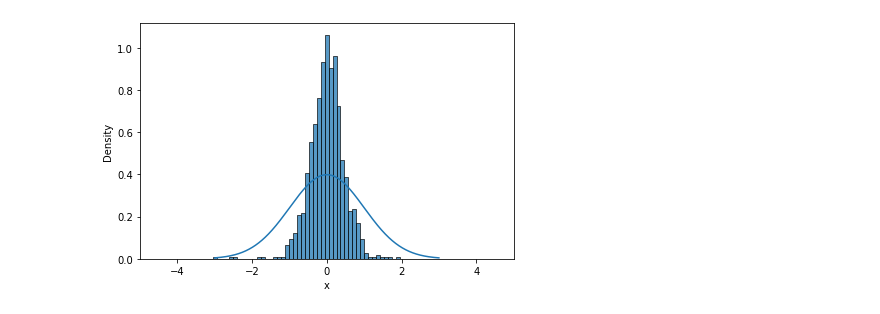
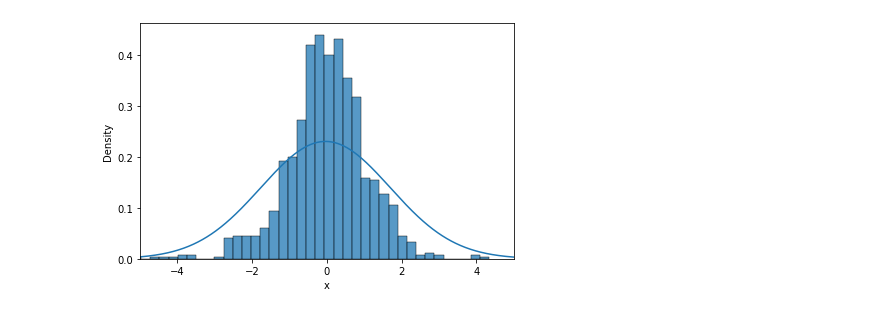
Before and after one commit to KseniaKir/bioinf-hw, a Jupyter notebook: hw#10.ipynb, the cells around one changed output. Cells and saved outputs as stored; diff of their text form; code cells hidden in the pictures.

```diff
--- a/hw#10.ipynb
+++ b/hw#10.ipynb
@@ -17,10 +17,10 @@ def variab(a):
 
 rv2 = t(1)
 nums = [0]*1000
-x=-3
+x=-5
 for i in range (1000):
-    nums[i]=x+0.006
-    x+=0.006
+    nums[i]=x+0.01
+    x+=0.01
 df_d = pd.DataFrame({"x": nums})
 df_d["PDF"] = rv2.pdf(df_d["x"])
 
@@ -51,32 +52,46 @@ plots(arr100)
 # %%
 #5
 from scipy.stats  import t, norm
 import pandas as pd
 import seaborn as sns
+import math
 import numpy as np
 import matplotlib.pyplot as plt
 
-rv = t(3)
-n = 14 # = 2, =5, = 100
-arr = []
+def variab(a):
+    rv = t(3)
+    arr = []
+    for i in range (1000):
+        sample = rv.rvs(size=a)
+        s = np.mean(sample)
+        arr.append(s)
+    return arr
+
+def expect(a, n):
+    prob = 1/n
+    summ = 0
+    for i in range(0, n):
+        summ += (a[i] * prob)
+    return summ
+
+arr2 = variab(2)
+E = expect (arr2, 1000)
+
+rv2 = norm(E, math.sqrt(3))
+nums = [0]*1000
+x=-5
 for i in range (1000):
-    sample = rv.rvs(size=n)
-    s = np.mean(sample)
-    arr.append(s)
+    nums[i]=x+0.01
+    x+=0.01
+arr2_2 = pd.DataFrame({"x": nums})
+arr2_2["PDF"] = rv2.pdf(arr2_2["x"])
 
-sns.histplot(x=arr, stat="density")
+def plots(a, b):
+    sns.histplot(x=a, stat="density")
+    sns.lineplot(data=b, x="x", y="PDF")
+    plt.xlim(-5, 5)
+    return plt.tight_layout()
 
-nums = [0]*1000
-x=-3
-for i in range (1000):
-    nums[i]=x+0.006
-    x+=0.006
-rv2 = norm(0, 1)
-df_d = pd.DataFrame({"x": nums})
-df_d["PDF"] = rv2.pdf(df_d["x"])
-
-sns.lineplot(data=df_d, x="x", y="PDF")
-plt.xlim(-5, 5)
-plt.tight_layout()
+plots(arr2, arr2_2)
 # %% [output]
-[figure, old version]
+[figure, new version]
```
Also changed, not shown: parts of 7 cells of this notebook.
